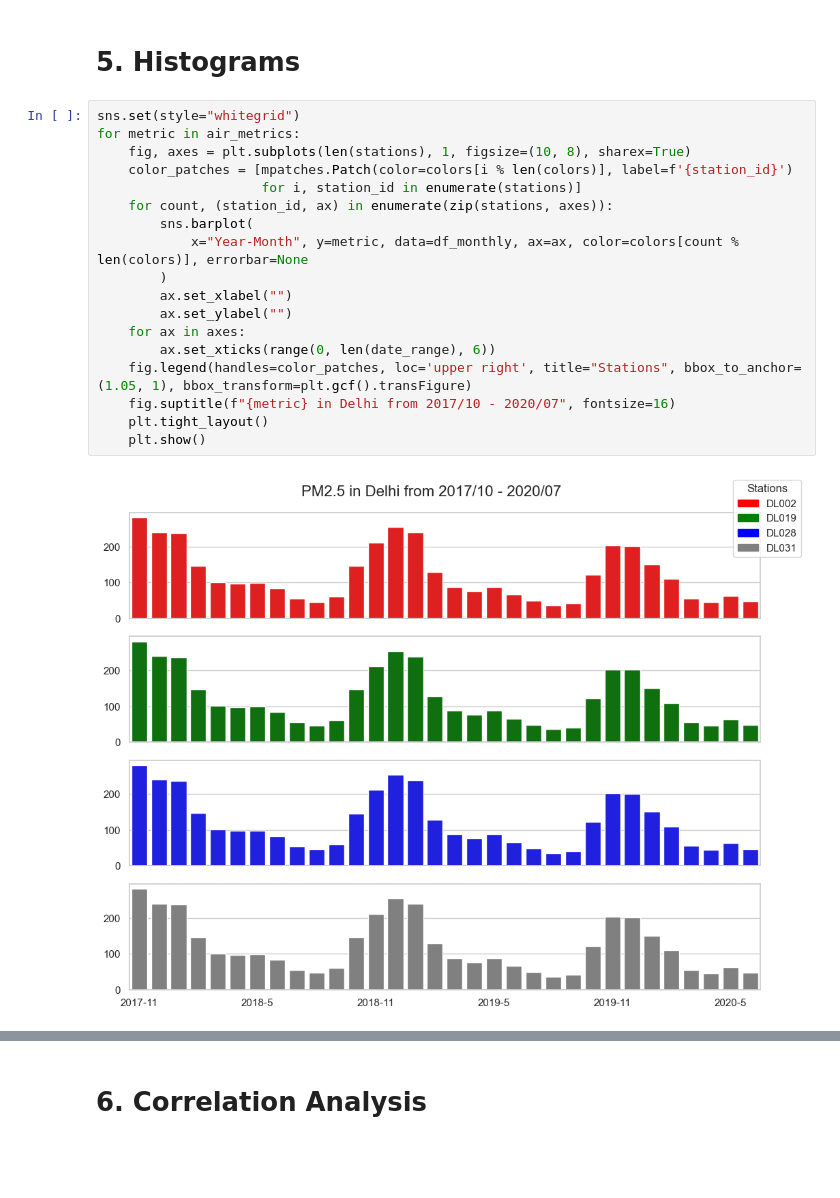
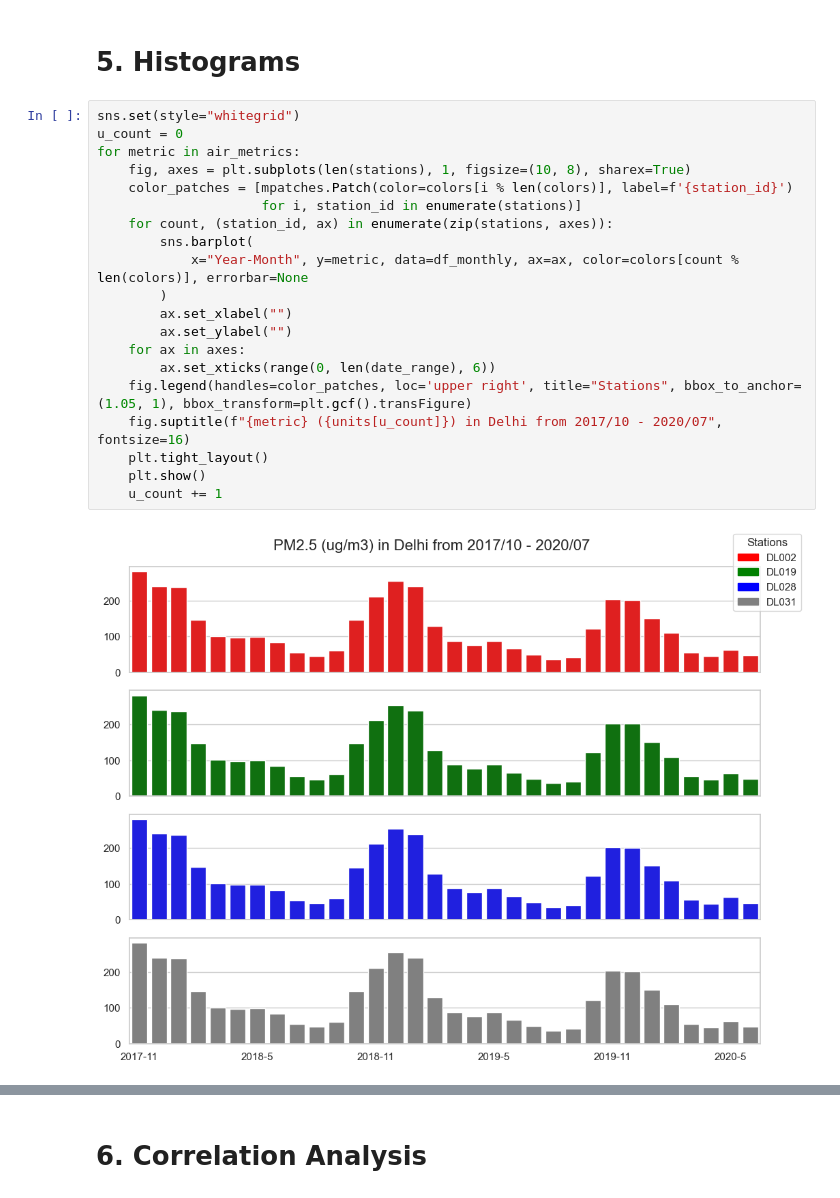
Before and after one commit to oliveira-da-silva-patrick/Workshop1-Project1-AirQualityInIndia, a Jupyter notebook: main_complete.ipynb, the cells around one changed output, grey strips where cells are left out. Drawn from its saved outputs; the diff is of its cells as text; blank space fills up the shorter version.

Commit message:
add measure units

```diff
--- a/main_complete.ipynb
+++ b/main_complete.ipynb
@@ -185,21 +188,23 @@ plot_time_series(df=df_monthly, x='Year-Month', frequency='Monthly', rotate=True
 # 5. Histograms
 # %%
 sns.set(style="whitegrid")
+u_count = 0
 for metric in air_metrics:
     fig, axes = plt.subplots(len(stations), 1, figsize=(10, 8), sharex=True)
     color_patches = [mpatches.Patch(color=colors[i % len(colors)], label=f'{station_id}')
                      for i, station_id in enumerate(stations)]
     for count, (station_id, ax) in enumerate(zip(stations, axes)):
         sns.barplot(
             x="Year-Month", y=metric, data=df_monthly, ax=ax, color=colors[count % len(colors)], errorbar=None
         )
         ax.set_xlabel("")
         ax.set_ylabel("")
     for ax in axes:
         ax.set_xticks(range(0, len(date_range), 6))
     fig.legend(handles=color_patches, loc='upper right', title="Stations", bbox_to_anchor=(1.05, 1), bbox_transform=plt.gcf().transFigure)
-    fig.suptitle(f"{metric} in Delhi from 2017/10 - 2020/07", fontsize=16)
+    fig.suptitle(f"{metric} ({units[u_count]}) in Delhi from 2017/10 - 2020/07", fontsize=16)
     plt.tight_layout()
     plt.show()
+    u_count += 1
 # %% [output]
-[figure, old version]
+[figure, new version]
```
Also changed, not shown: parts of 7 cells of this notebook, 1 other file.
